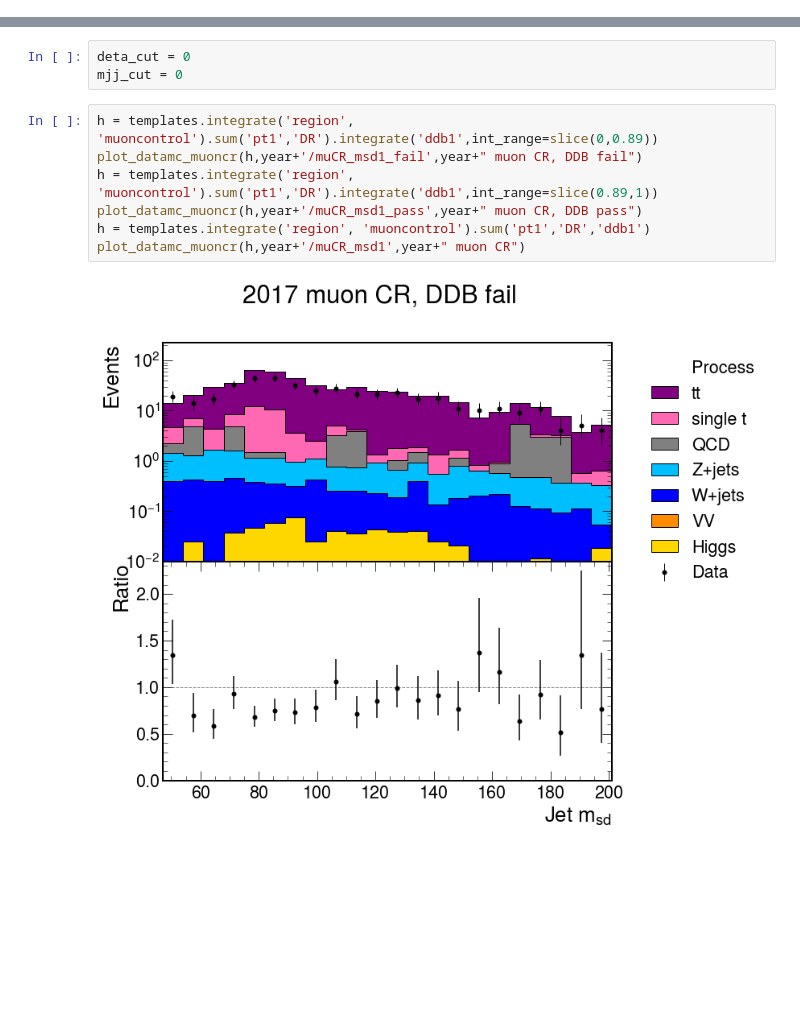
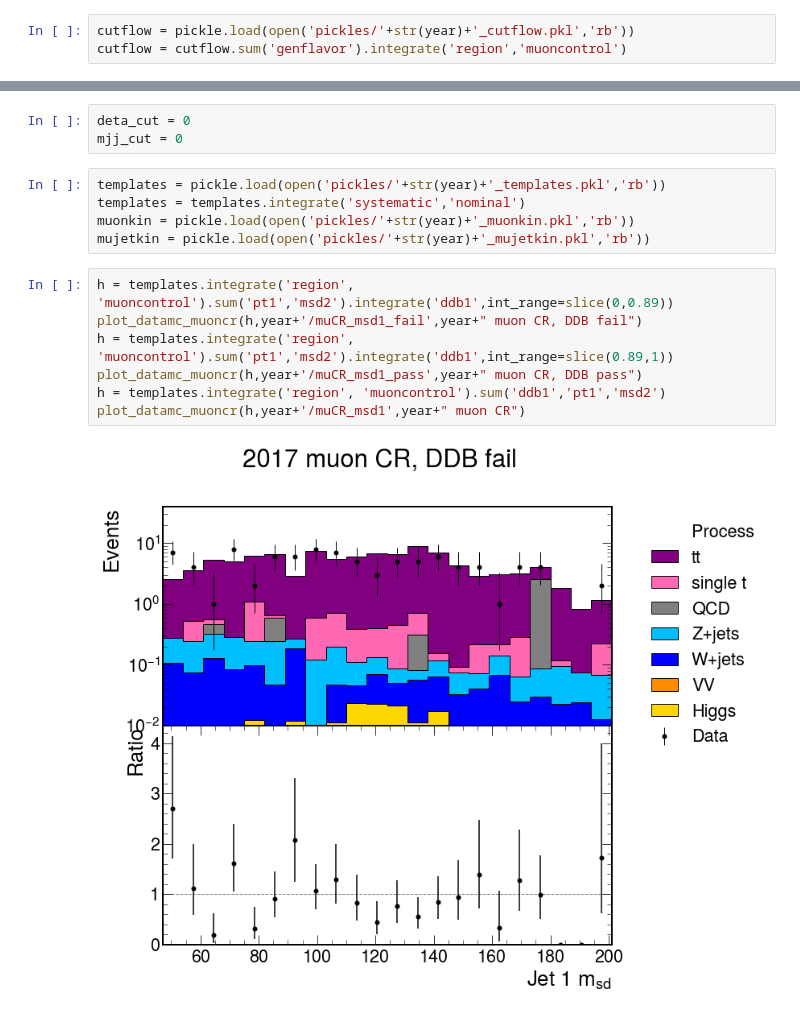
Before and after one commit to jennetd/boostedhiggs, a Jupyter notebook: binder-charm/vh-muCR.ipynb, the cells around one changed output, grey strips where cells are left out. Drawn from its saved outputs; the diff is of its cells as text; blank space fills up the shorter version.

```diff
--- a/binder-charm/vh-muCR.ipynb
+++ b/binder-charm/vh-muCR.ipynb
@@ -62,3 +78,6 @@ ok
+# %%
+cutflow = pickle.load(open('pickles/'+str(year)+'_cutflow.pkl','rb'))
+cutflow = cutflow.sum('genflavor').integrate('region','muoncontrol')
 # %%
 cutflow.integrate('process','muondata').values()
 # %% [output]
@@ -90,12 +109,17 @@ df1.to_latex(buf=year+'/cutflow-muoncr.tex')
 # %%
 deta_cut = 0
 mjj_cut = 0
+# %%
+templates = pickle.load(open('pickles/'+str(year)+'_templates.pkl','rb'))
+templates = templates.integrate('systematic','nominal')
+muonkin = pickle.load(open('pickles/'+str(year)+'_muonkin.pkl','rb'))
+mujetkin = pickle.load(open('pickles/'+str(year)+'_mujetkin.pkl','rb'))
 # %%
-h = templates.integrate('region', 'muoncontrol').sum('pt1','DR').integrate('ddb1',int_range=slice(0,0.89))
+h = templates.integrate('region', 'muoncontrol').sum('pt1','msd2').integrate('ddb1',int_range=slice(0,0.89))
 plot_datamc_muoncr(h,year+'/muCR_msd1_fail',year+" muon CR, DDB fail")
-h = templates.integrate('region', 'muoncontrol').sum('pt1','DR').integrate('ddb1',int_range=slice(0.89,1))
+h = templates.integrate('region', 'muoncontrol').sum('pt1','msd2').integrate('ddb1',int_range=slice(0.89,1))
 plot_datamc_muoncr(h,year+'/muCR_msd1_pass',year+" muon CR, DDB pass")
-h = templates.integrate('region', 'muoncontrol').sum('pt1','DR','ddb1')
+h = templates.integrate('region', 'muoncontrol').sum('ddb1','pt1','msd2')
 plot_datamc_muoncr(h,year+'/muCR_msd1',year+" muon CR")
 # %% [output]
-[figure, old version]
+[figure, new version]
```
Also changed, not shown: parts of 11 cells of this notebook, 4 other files.
